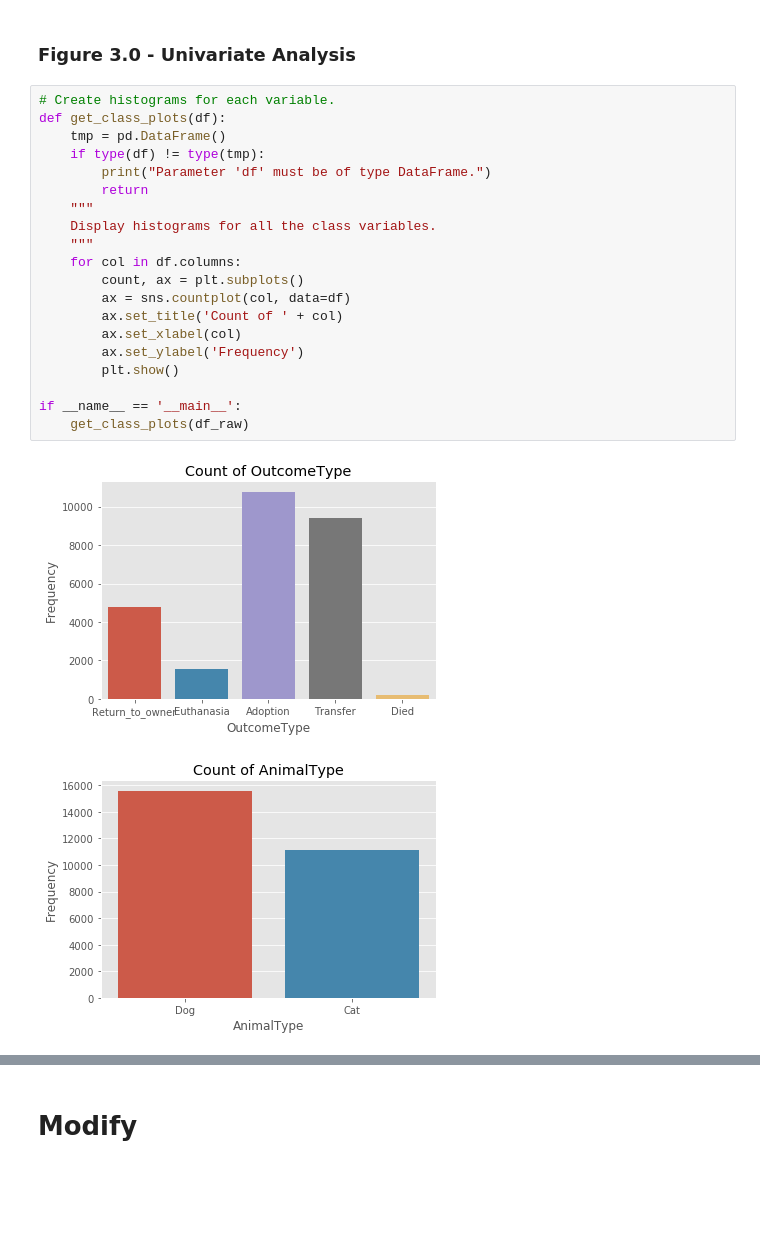
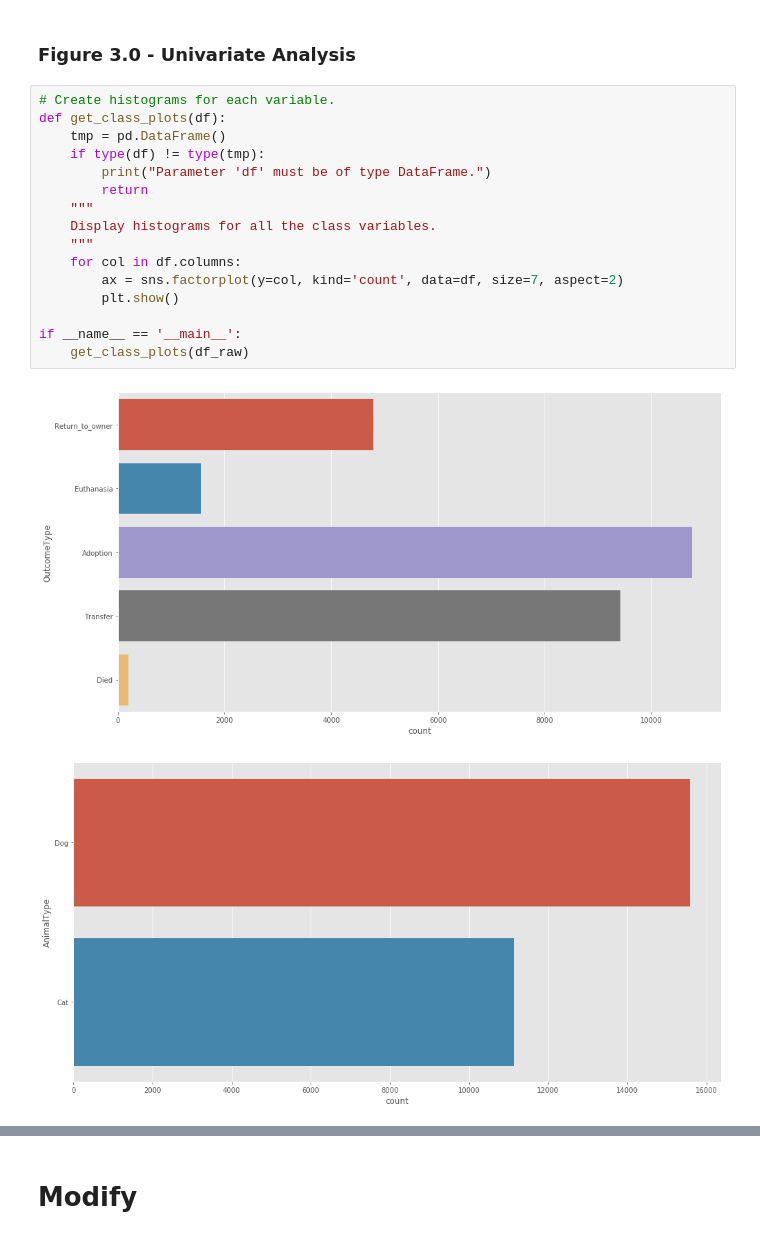
Before and after one commit to jbonfardeci/austin-animal-shelter-model, a Jupyter notebook: itsm601_project_2018_2.ipynb, the cells around one changed output, grey strips where cells are left out. Saved outputs shown, nothing was run; the diff lists cells and outputs as text; blank space fills up the shorter version.

Commit message:
fix chart labels, stabilize random selection, fix CM chart

```diff
--- a/itsm601_project_2018_2.ipynb
+++ b/itsm601_project_2018_2.ipynb
@@ -232,23 +235,19 @@ if __name__ == '__main__':
 # %%
 # Create histograms for each variable.
 def get_class_plots(df):
     tmp = pd.DataFrame()
     if type(df) != type(tmp):
         print("Parameter 'df' must be of type DataFrame.")
         return
     """
     Display histograms for all the class variables.
     """
     for col in df.columns:
-        count, ax = plt.subplots()
-        ax = sns.countplot(col, data=df)
-        ax.set_title('Count of ' + col)
-        ax.set_xlabel(col)
-        ax.set_ylabel('Frequency')
+        ax = sns.factorplot(y=col, kind='count', data=df, size=7, aspect=2)
         plt.show()
 
 if __name__ == '__main__':
     get_class_plots(df_raw)
 # %% [output]
-[figure, old version]
+[figure, new version]
-[figure, old version]
+[figure, new version]
```
Also changed, not shown: parts of 14 cells of this notebook, 10 other files.
